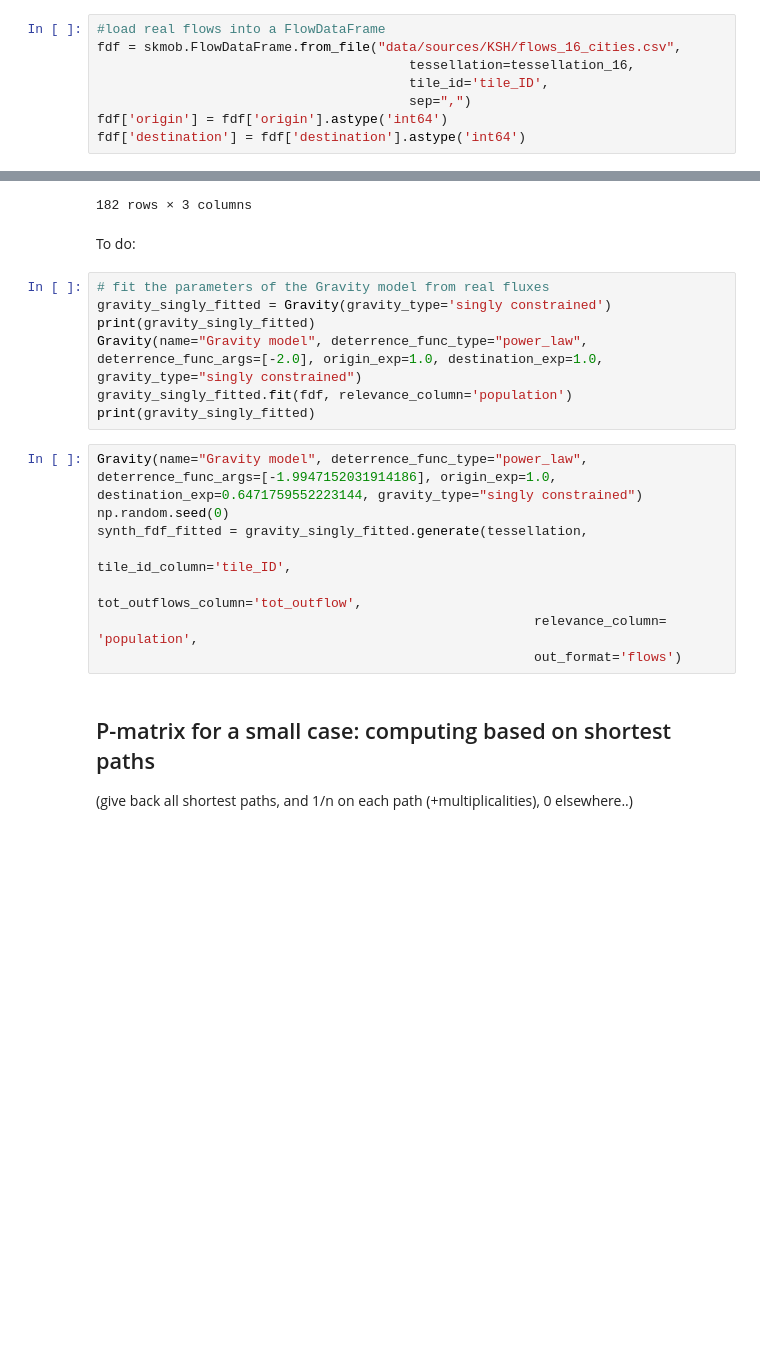
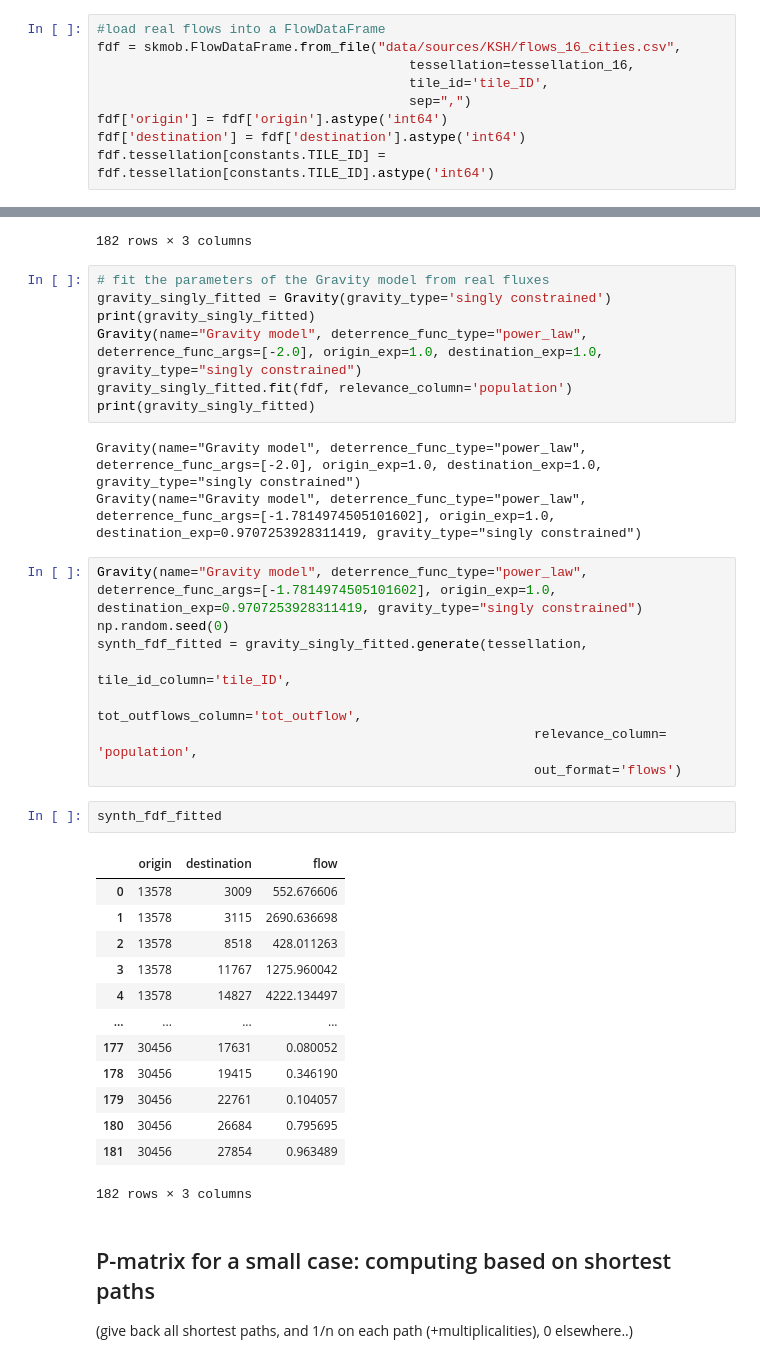
Before and after one commit to me9hanics/origin-destination-matrix-from-traffic, a Jupyter notebook: odm_gravity.ipynb, the cells around one changed output, grey strips where cells are left out. Drawn from its saved outputs; the diff is of its cells as text; blank space fills up the shorter version.

Commit message:
finish fitted model, remove example

```diff
--- a/odm_gravity.ipynb
+++ b/odm_gravity.ipynb
@@ -280,6 +155,7 @@ fdf = skmob.FlowDataFrame.from_file("data/sources/KSH/flows_16_cities.csv",
                                         sep=",")
 fdf['origin'] = fdf['origin'].astype('int64')
 fdf['destination'] = fdf['destination'].astype('int64')
+fdf.tessellation[constants.TILE_ID] = fdf.tessellation[constants.TILE_ID].astype('int64')
 # %%
 # compute the total outflows from each location of the tessellation (excluding self loops)
 tot_outflows = fdf[fdf['origin'] != fdf['destination']].groupby(by='origin', axis=0)[['flow']].sum().fillna(0)
@@ -331,8 +207,6 @@ synth_fdf
 | 180 | 30456 | 26684 | 0.712750 |
 | 181 | 30456 | 27854 | 0.918286 |
 182 rows × 3 columns
-# %% [markdown]
-To do:
 # %%
 # fit the parameters of the Gravity model from real fluxes
 gravity_singly_fitted = Gravity(gravity_type='singly constrained')
@@ -340,14 +214,33 @@ print(gravity_singly_fitted)
 Gravity(name="Gravity model", deterrence_func_type="power_law", deterrence_func_args=[-2.0], origin_exp=1.0, destination_exp=1.0, gravity_type="singly constrained")
 gravity_singly_fitted.fit(fdf, relevance_column='population')
 print(gravity_singly_fitted)
+# %% [output]
+Gravity(name="Gravity model", deterrence_func_type="power_law", deterrence_func_args=[-2.0], origin_exp=1.0, destination_exp=1.0, gravity_type="singly constrained")
+Gravity(name="Gravity model", deterrence_func_type="power_law", deterrence_func_args=[-1.7814974505101602], origin_exp=1.0, destination_exp=0.9707253928311419, gravity_type="singly constrained")
 # %%
-Gravity(name="Gravity model", deterrence_func_type="power_law", deterrence_func_args=[-1.9947152031914186], origin_exp=1.0, destination_exp=0.6471759552223144, gravity_type="singly constrained")
+Gravity(name="Gravity model", deterrence_func_type="power_law", deterrence_func_args=[-1.7814974505101602], origin_exp=1.0, destination_exp=0.9707253928311419, gravity_type="singly constrained")
 np.random.seed(0)
 synth_fdf_fitted = gravity_singly_fitted.generate(tessellation,
                                                         tile_id_column='tile_ID',
                                                         tot_outflows_column='tot_outflow',
                                                         relevance_column= 'population',
                                                         out_format='flows')
+# %%
+synth_fdf_fitted
+# %% [output]
+|  | origin | destination | flow |
+| 0 | 13578 | 3009 | 552.676606 |
+| 1 | 13578 | 3115 | 2690.636698 |
+| 2 | 13578 | 8518 | 428.011263 |
+| 3 | 13578 | 11767 | 1275.960042 |
+| 4 | 13578 | 14827 | 4222.134497 |
+| ... | ... | ... | ... |
+| 177 | 30456 | 17631 | 0.080052 |
+| 178 | 30456 | 19415 | 0.346190 |
+| 179 | 30456 | 22761 | 0.104057 |
+| 180 | 30456 | 26684 | 0.795695 |
+| 181 | 30456 | 27854 | 0.963489 |
+182 rows × 3 columns
 # %% [markdown]
 ## P-matrix for a small case: computing based on shortest paths
 
```
Also changed, not shown: parts of 11 cells of this notebook.
